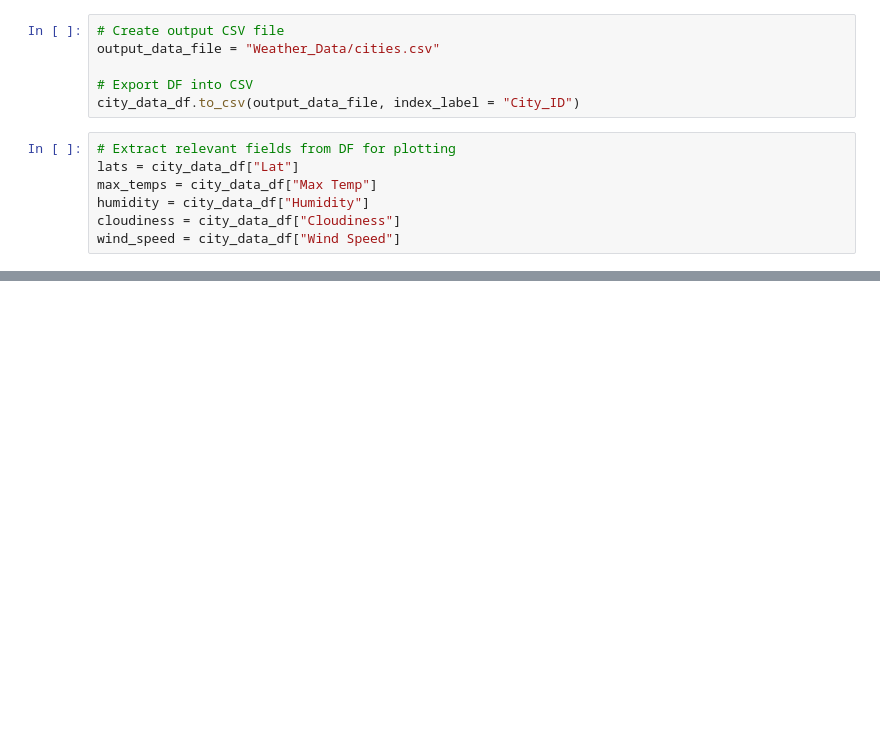
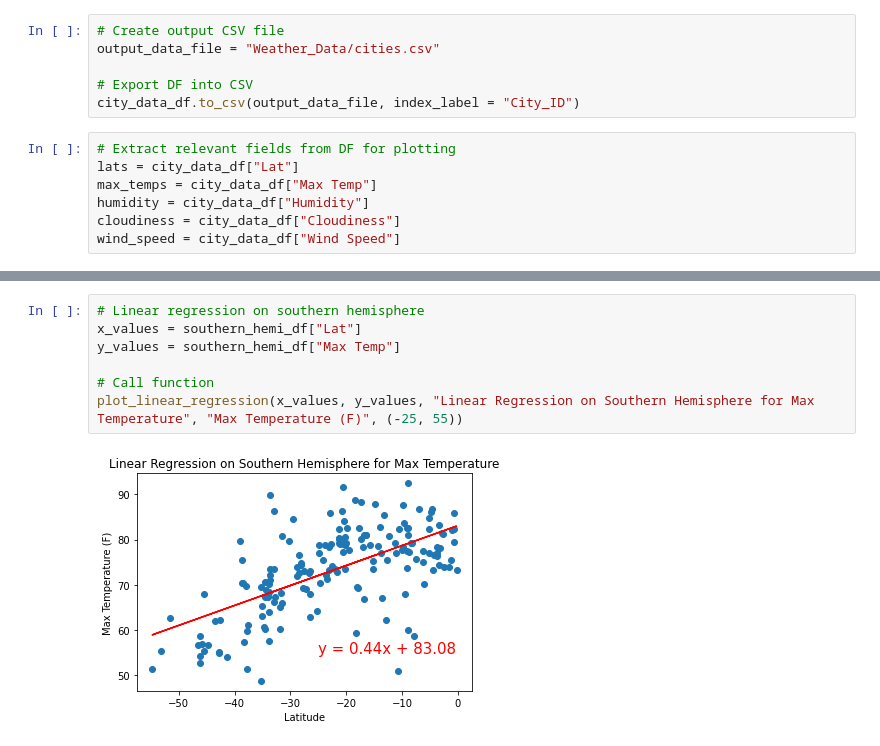
Before and after one commit to jenamis/world-weather-analysis, a Jupyter notebook: WeatherPy.ipynb, the cells around one changed output, grey strips where cells are left out. Cells and saved outputs as stored; diff of their text form; blank space fills up the shorter version.

```diff
--- a/WeatherPy.ipynb
+++ b/WeatherPy.ipynb
@@ -249,0 +303,9 @@ plt.show()
+# %%
+# Linear regression on southern hemisphere
+x_values = southern_hemi_df["Lat"]
+y_values = southern_hemi_df["Max Temp"]
+
+# Call function
+plot_linear_regression(x_values, y_values, "Linear Regression on Southern Hemisphere for Max Temperature", "Max Temperature (F)", (-25, 55))
+# %% [output]
+[figure, added]
```
Also changed, not shown: parts of 20 cells of this notebook, 5 other files.
